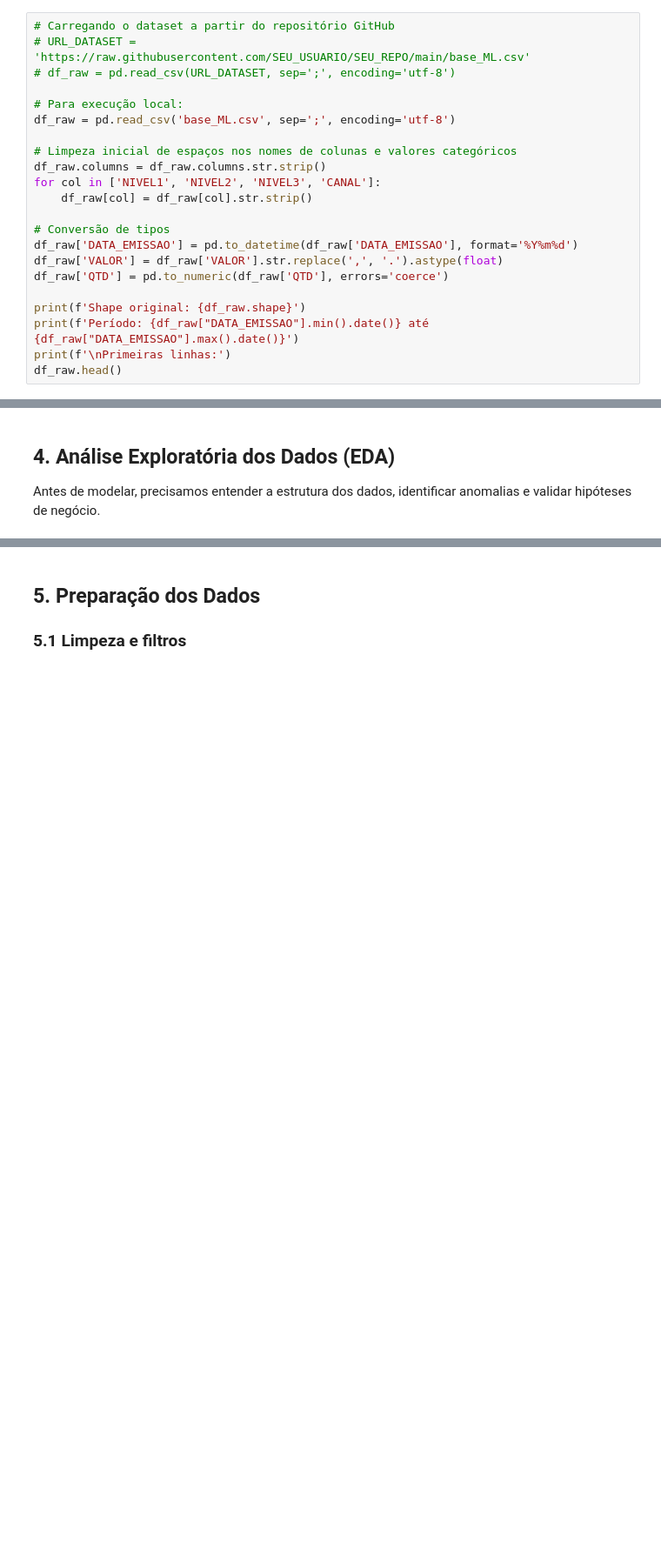
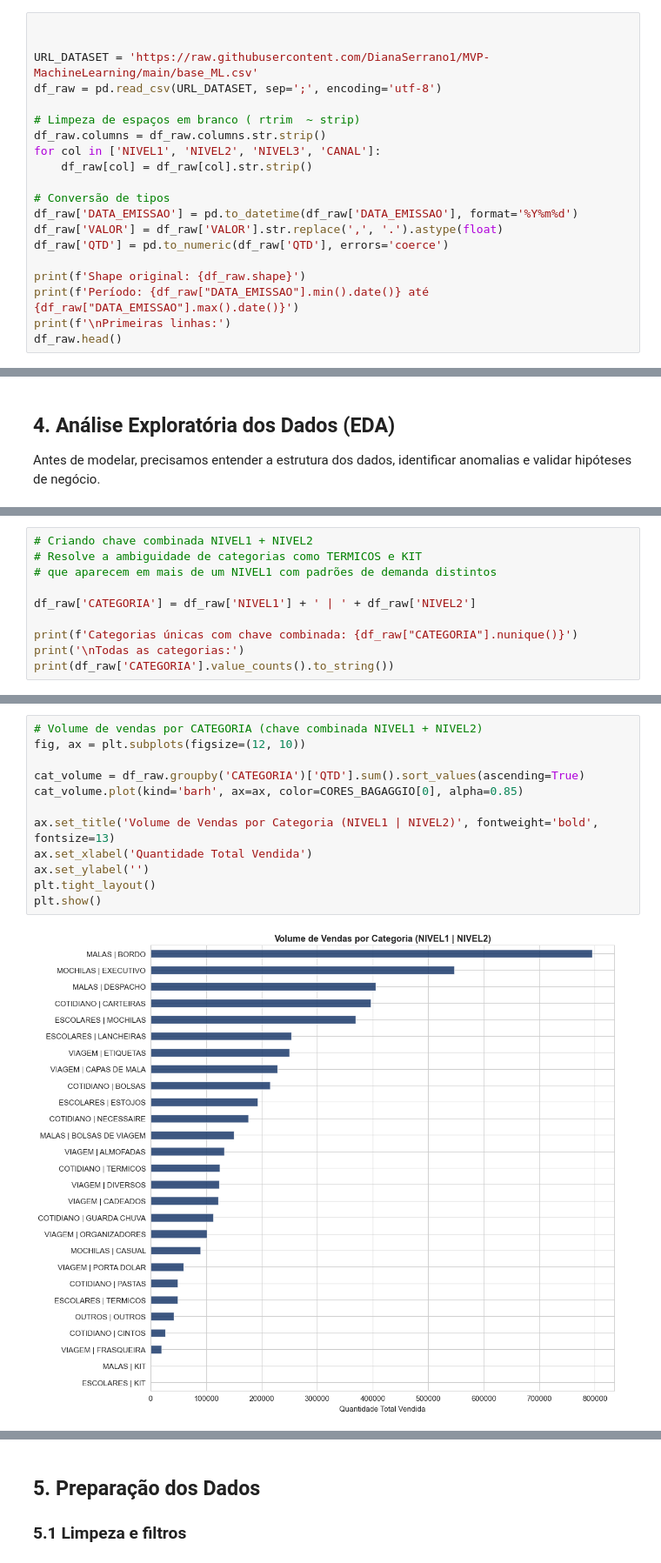
Before and after one commit to DianaSerrano1/MVP-MachineLearning, a Jupyter notebook: MVP_ML_Bagaggio_1.ipynb, the cells around one changed output, grey strips where cells are left out. Shown at 87% size. Cells and saved outputs as stored; diff of their text form; blank space fills up the shorter version.

```diff
--- a/MVP_ML_Bagaggio_1.ipynb
+++ b/MVP_ML_Bagaggio_1.ipynb
@@ -78,14 +78,12 @@ print('✅ Bibliotecas carregadas com sucesso!')
 # %% [markdown]
 ## 3. Carga dos Dados
 # %%
-# Carregando o dataset a partir do repositório GitHub
-# URL_DATASET = 'https://raw.githubusercontent.com/SEU_USUARIO/SEU_REPO/main/base_ML.csv'
-# df_raw = pd.read_csv(URL_DATASET, sep=';', encoding='utf-8')
 
-# Para execução local:
-df_raw = pd.read_csv('base_ML.csv', sep=';', encoding='utf-8')
 
-# Limpeza inicial de espaços nos nomes de colunas e valores categóricos
+URL_DATASET = 'https://raw.githubusercontent.com/DianaSerrano1/MVP-MachineLearning/main/base_ML.csv'
+df_raw = pd.read_csv(URL_DATASET, sep=';', encoding='utf-8')
+
+# Limpeza de espaços em branco ( rtrim  ~ strip)
 df_raw.columns = df_raw.columns.str.strip()
 for col in ['NIVEL1', 'NIVEL2', 'NIVEL3', 'CANAL']:
     df_raw[col] = df_raw[col].str.strip()
@@ -167,0 +325,10 @@ plt.show()
+# %%
+# Criando chave combinada NIVEL1 + NIVEL2
+# Resolve a ambiguidade de categorias como TERMICOS e KIT
+# que aparecem em mais de um NIVEL1 com padrões de demanda distintos
+
+df_raw['CATEGORIA'] = df_raw['NIVEL1'] + ' | ' + df_raw['NIVEL2']
+
+print(f'Categorias únicas com chave combinada: {df_raw["CATEGORIA"].nunique()}')
+print('\nTodas as categorias:')
+print(df_raw['CATEGORIA'].value_counts().to_string())
@@ -167,0 +353,14 @@ plt.show()
+# %%
+# Volume de vendas por CATEGORIA (chave combinada NIVEL1 + NIVEL2)
+fig, ax = plt.subplots(figsize=(12, 10))
+
+cat_volume = df_raw.groupby('CATEGORIA')['QTD'].sum().sort_values(ascending=True)
+cat_volume.plot(kind='barh', ax=ax, color=CORES_BAGAGGIO[0], alpha=0.85)
+
+ax.set_title('Volume de Vendas por Categoria (NIVEL1 | NIVEL2)', fontweight='bold', fontsize=13)
+ax.set_xlabel('Quantidade Total Vendida')
+ax.set_ylabel('')
+plt.tight_layout()
+plt.show()
+# %% [output]
+[figure, added]
```
Also changed, not shown: parts of 21 cells of this notebook.
